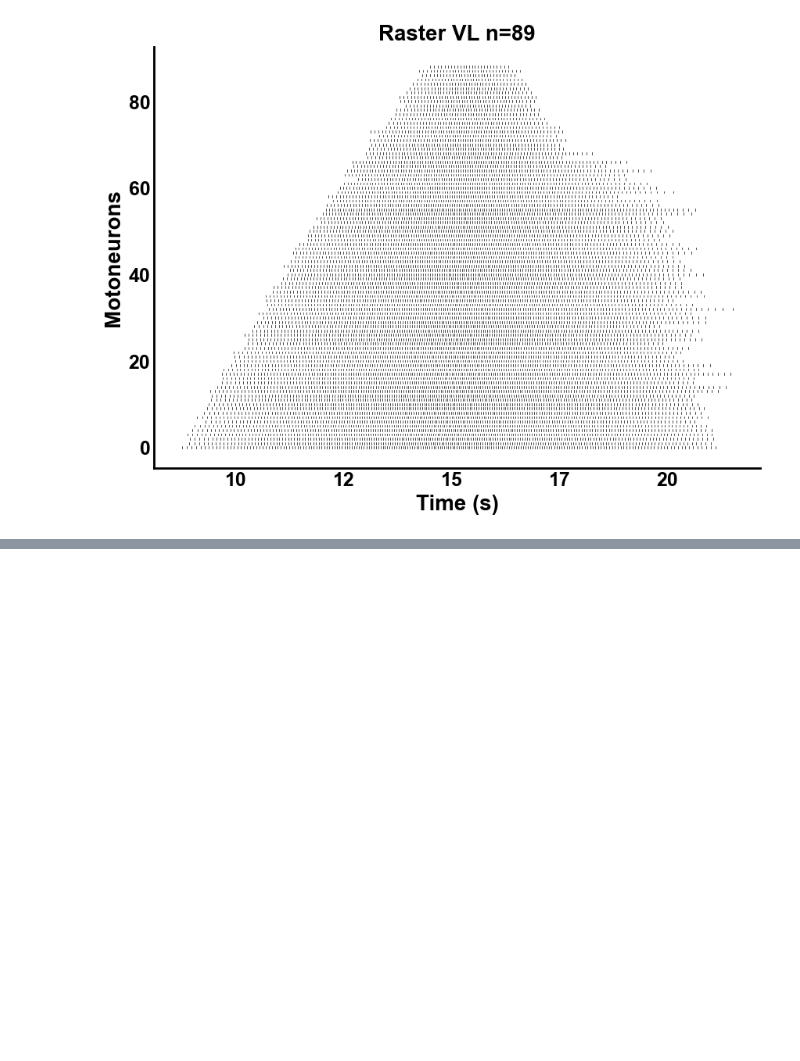
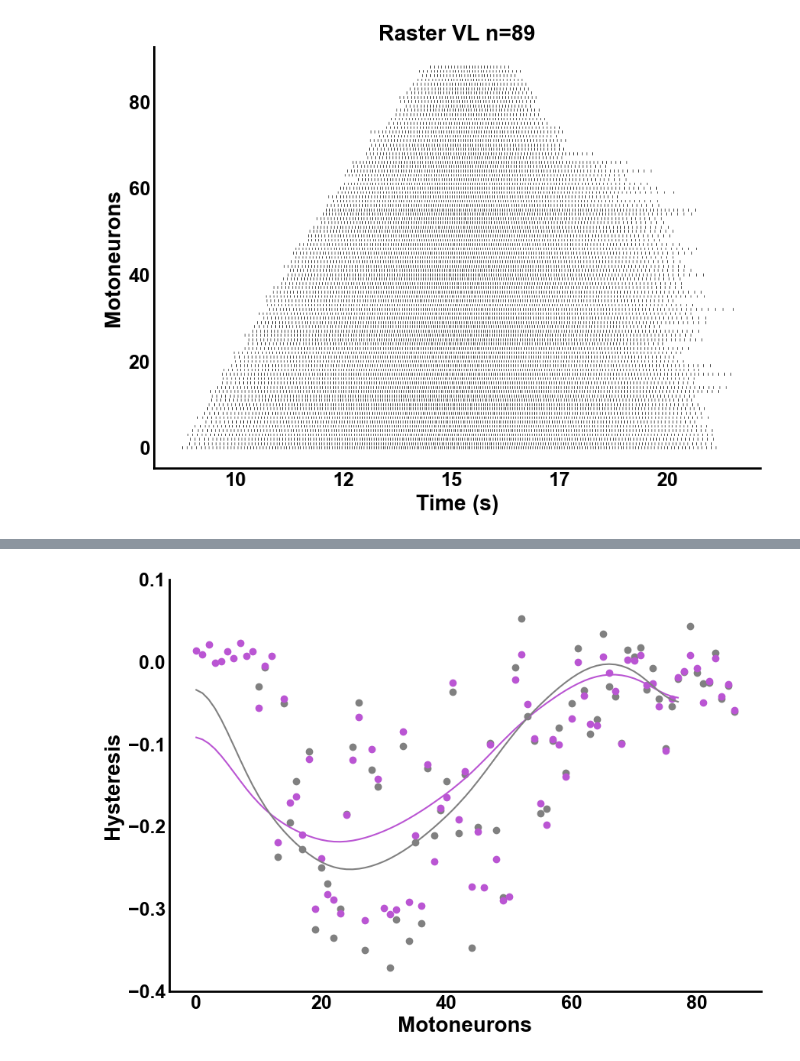
Before and after one commit to natmtc/flexible-motoneuron-control, a Jupyter notebook: Figures.ipynb, the cells around one changed output, grey strips where cells are left out. Saved outputs shown, nothing was run; the diff lists cells and outputs as text; code cells hidden in the pictures; blank space fills up the shorter version.

```diff
--- a/Figures.ipynb
+++ b/Figures.ipynb
@@ -82 +288,74 @@ plt.show()
+# %%
+
+
+file_path = "/Users/nmt121/Desktop/Repositories/Motoneuron_Model/Data_MN_Model/Data_final/hysteresis_TA_exp.jld2"
+
+with h5py.File(file_path, 'r') as f:
+    exp_hyst = f['hyst_exp'][:]
+
+
+
+file_path = "/Users/nmt121/Desktop/Repositories/Motoneuron_Model/Data_MN_Model/Data_final/hysteresis_TA.jld2"
+
+with h5py.File(file_path, 'r') as f:
+    sim_hyst = f['hysteresis'][:]
+
+
+file_path = "/Users/nmt121/Desktop/Repositories/Motoneuron_Model/Data_MN_Model/Data_final/polyfitTA_sim.jld2"
+
+with h5py.File(file_path, 'r') as f:
+    polys = f['y_fit_hysteresis_s'][:]
+
+
+file_path = "/Users/nmt121/Desktop/Repositories/Motoneuron_Model/Data_MN_Model/Data_final/polyfitTA_exp.jld2"
+
+with h5py.File(file_path, 'r') as f:
+    polye = f['y_fit_hysteresis'][:]
+
+
+
+plt.rcParams['font.family'] = 'Arial'
+
+fig, ax = plt.subplots(figsize=(10, 7))
+
+line_height = 0.5
+line_thickness = 0.5
+
+plt.scatter(range(0,87),exp_hyst,c='gray')
+plt.scatter(range(0,87),sim_hyst[:,0],c='mediumorchid')
+plt.plot(gaussian_filter1d(polys,sigma=4),c='mediumorchid')
+plt.plot(gaussian_filter1d(polye,sigma=4),c='gray')
+
+# Set axis labels
+ax.set_xlabel("Motoneurons",fontsize=20, fontweight='bold')
+ax.set_ylabel("Hysteresis",fontsize=20, fontweight='bold')
+# ax.set_title("",fontsize=20, fontweight='bold')
+
+
+# Hide grid lines
+ax.grid(False)
+
+plt.xticks(fontsize=18, fontweight='bold')
+plt.yticks(fontsize=18, fontweight='bold')
+plt.ylim([-0.005,0.1])
+# Remove all spines
+sns.despine()  # Removes all spines except the bottom and left (optional, modify as needed)
+
+ax.tick_params(axis='both', length=0)
+
+# Save the figure in high quality
+ax = plt.gca()  # Get current axis
+ax.spines['bottom'].set_linewidth(2)  # Make bottom axis thicker
+ax.spines['left'].set_linewidth(2)
+plt.ylim(-0.4,0.1)
+# plt.legend(['Experimental','Simulated'],fontsize=15)
+# Show the plot
+plt.savefig('/Users/nmt121/Desktop/figures/PolyFit_TA_nolegend.png', dpi=300, bbox_inches='tight')
+
+
+
+# Show the plot
+plt.show()
+# %% [output]
+[figure, added]
 # %%
```
Also changed, not shown: parts of 8 cells of this notebook, 2 other files.
